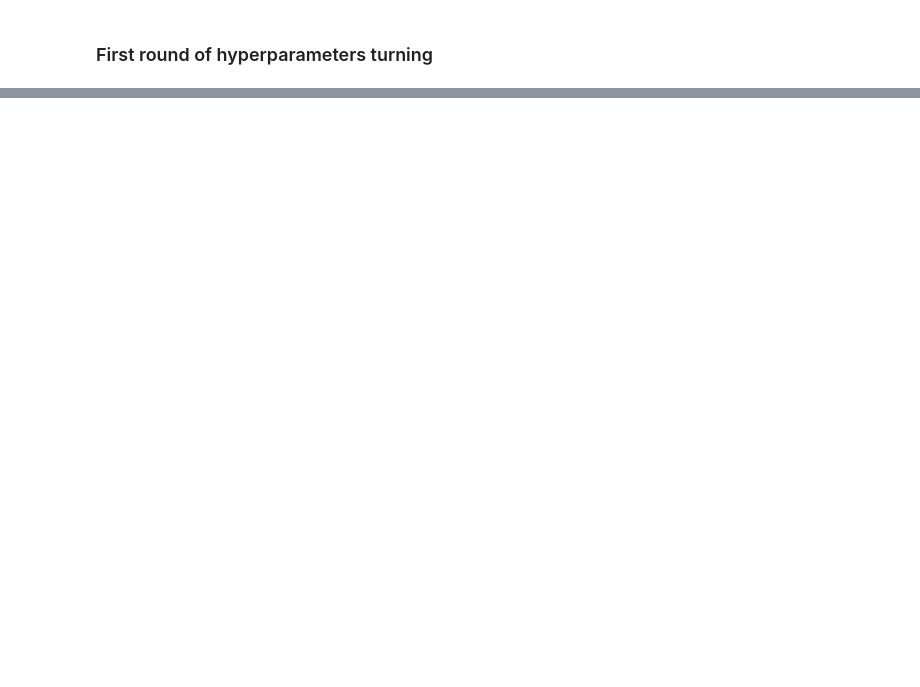
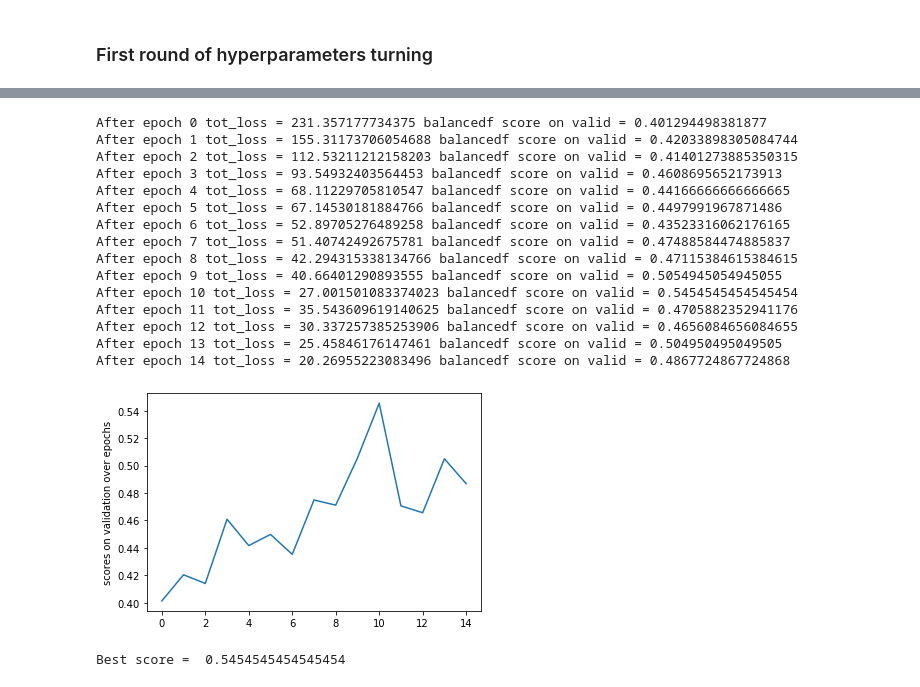
Before and after one commit to Mateuszrze/PolEval2019Task6, a Jupyter notebook: RNN_results.ipynb, the cells around one changed output, grey strips where cells are left out. Saved outputs shown, nothing was run; the diff lists cells and outputs as text; code cells hidden in the pictures; blank space fills up the shorter version.

```diff
--- a/RNN_results.ipynb
+++ b/RNN_results.ipynb
@@ -176,0 +307,29 @@ test(dataset=binary_dataset,
+# %%
+test(dataset=binary_dataset,
+     epochs=15,
+     method='fixed_length_2d',
+     L=30,
+     size=64,
+     num_layers=3,
+     prediction_method='max',
+     equalize_training_classes=True,
+     learning_rate=0.005,
+     number_of_output_classes=2)
+# %% [output]
+After epoch 0 tot_loss = 231.357177734375 balancedf score on valid = 0.401294498381877
+After epoch 1 tot_loss = 155.31173706054688 balancedf score on valid = 0.42033898305084744
+After epoch 2 tot_loss = 112.53211212158203 balancedf score on valid = 0.41401273885350315
+After epoch 3 tot_loss = 93.54932403564453 balancedf score on valid = 0.4608695652173913
+After epoch 4 tot_loss = 68.11229705810547 balancedf score on valid = 0.44166666666666665
+After epoch 5 tot_loss = 67.14530181884766 balancedf score on valid = 0.4497991967871486
+After epoch 6 tot_loss = 52.89705276489258 balancedf score on valid = 0.43523316062176165
+After epoch 7 tot_loss = 51.40742492675781 balancedf score on valid = 0.47488584474885837
+After epoch 8 tot_loss = 42.294315338134766 balancedf score on valid = 0.47115384615384615
+After epoch 9 tot_loss = 40.66401290893555 balancedf score on valid = 0.5054945054945055
+After epoch 10 tot_loss = 27.001501083374023 balancedf score on valid = 0.5454545454545454
+After epoch 11 tot_loss = 35.543609619140625 balancedf score on valid = 0.4705882352941176
+After epoch 12 tot_loss = 30.337257385253906 balancedf score on valid = 0.4656084656084655
+After epoch 13 tot_loss = 25.45846176147461 balancedf score on valid = 0.504950495049505
+After epoch 14 tot_loss = 20.26955223083496 balancedf score on valid = 0.4867724867724868
+[figure, added]
+Best score =  0.5454545454545454
```
Also changed, not shown: parts of 35 cells of this notebook.
